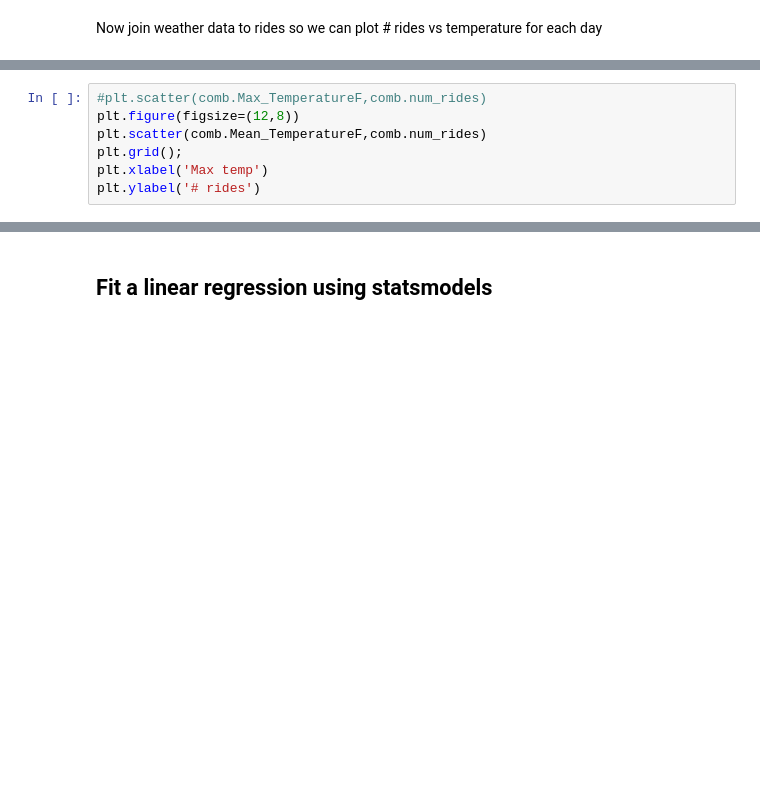
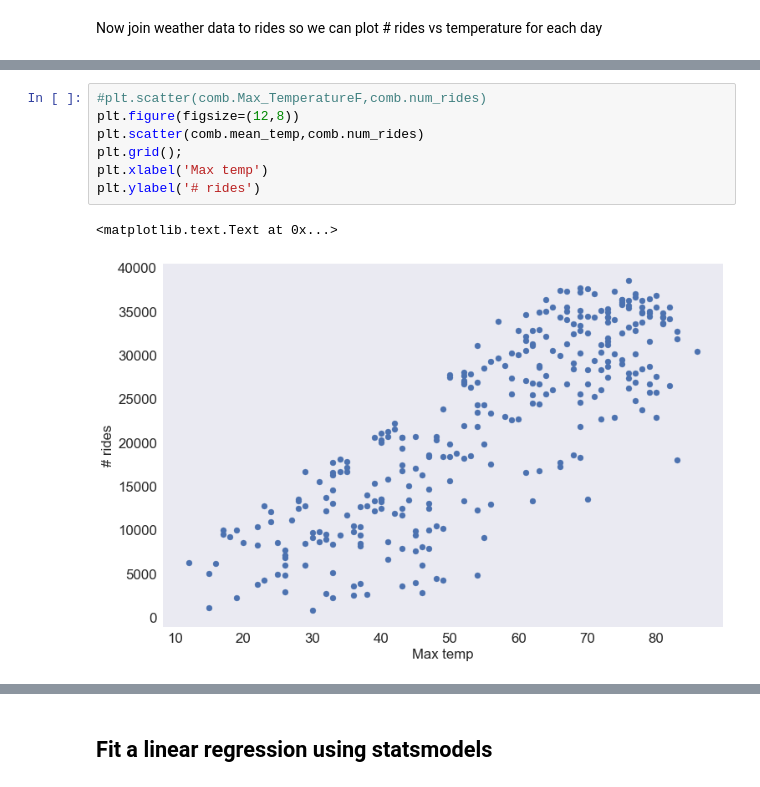
Before and after one commit to andypicke/Springboard_DataScience, a Jupyter notebook: Capstone_1/weather_vs_rides.ipynb, the cells around one changed output, grey strips where cells are left out. Saved outputs shown, nothing was run; the diff lists cells and outputs as text; blank space fills up the shorter version.

```diff
--- a/Capstone_1/weather_vs_rides.ipynb
+++ b/Capstone_1/weather_vs_rides.ipynb
@@ -60,9 +95,12 @@ comb.head()
 # %%
 #plt.scatter(comb.Max_TemperatureF,comb.num_rides)
 plt.figure(figsize=(12,8))
-plt.scatter(comb.Mean_TemperatureF,comb.num_rides)
+plt.scatter(comb.mean_temp,comb.num_rides)
 plt.grid();
 plt.xlabel('Max temp')
 plt.ylabel('# rides')
+# %% [output]
+<matplotlib.text.Text at 0x...>
+[figure, added]
 # %%
 plt.figure(figsize=(12,8))
```
Also changed, not shown: parts of 41 cells of this notebook, 5 other files.
